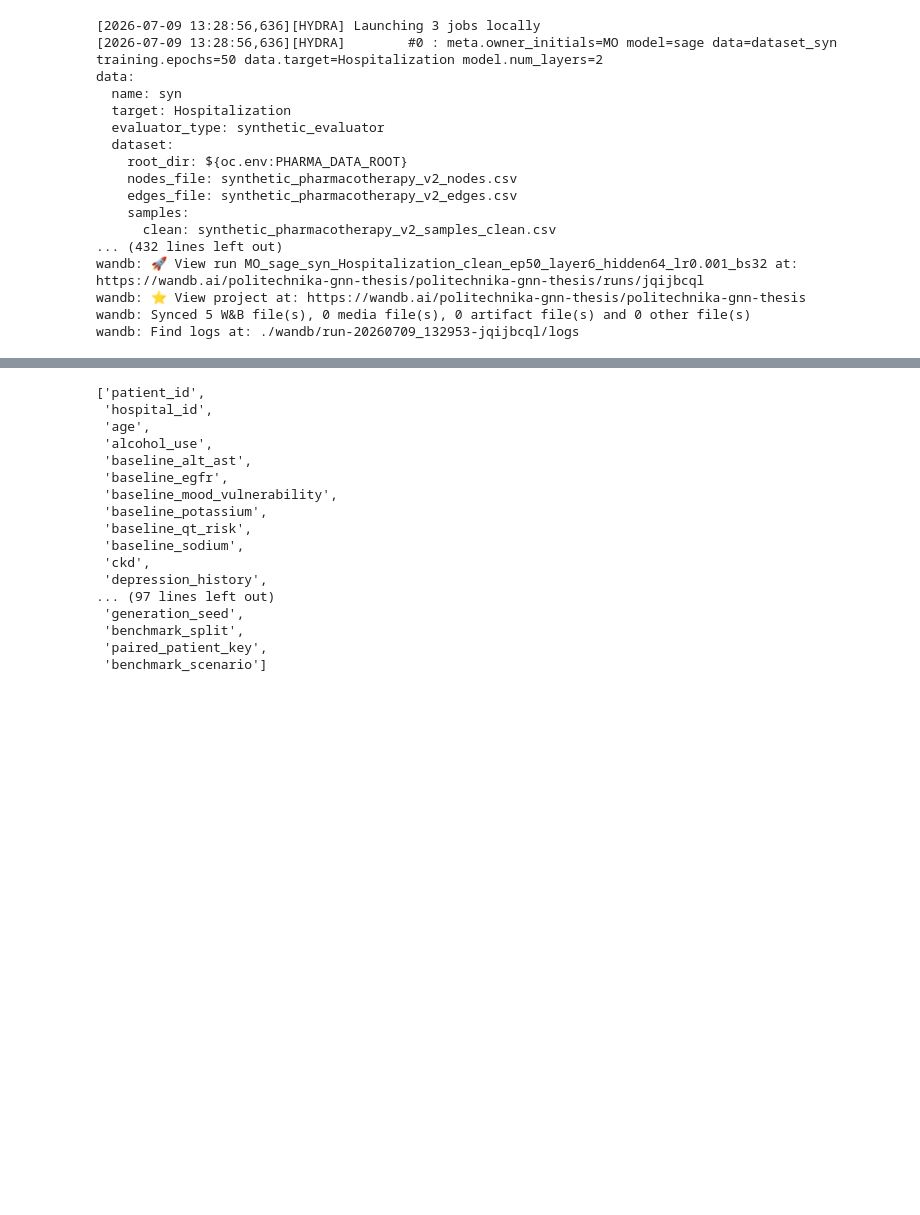
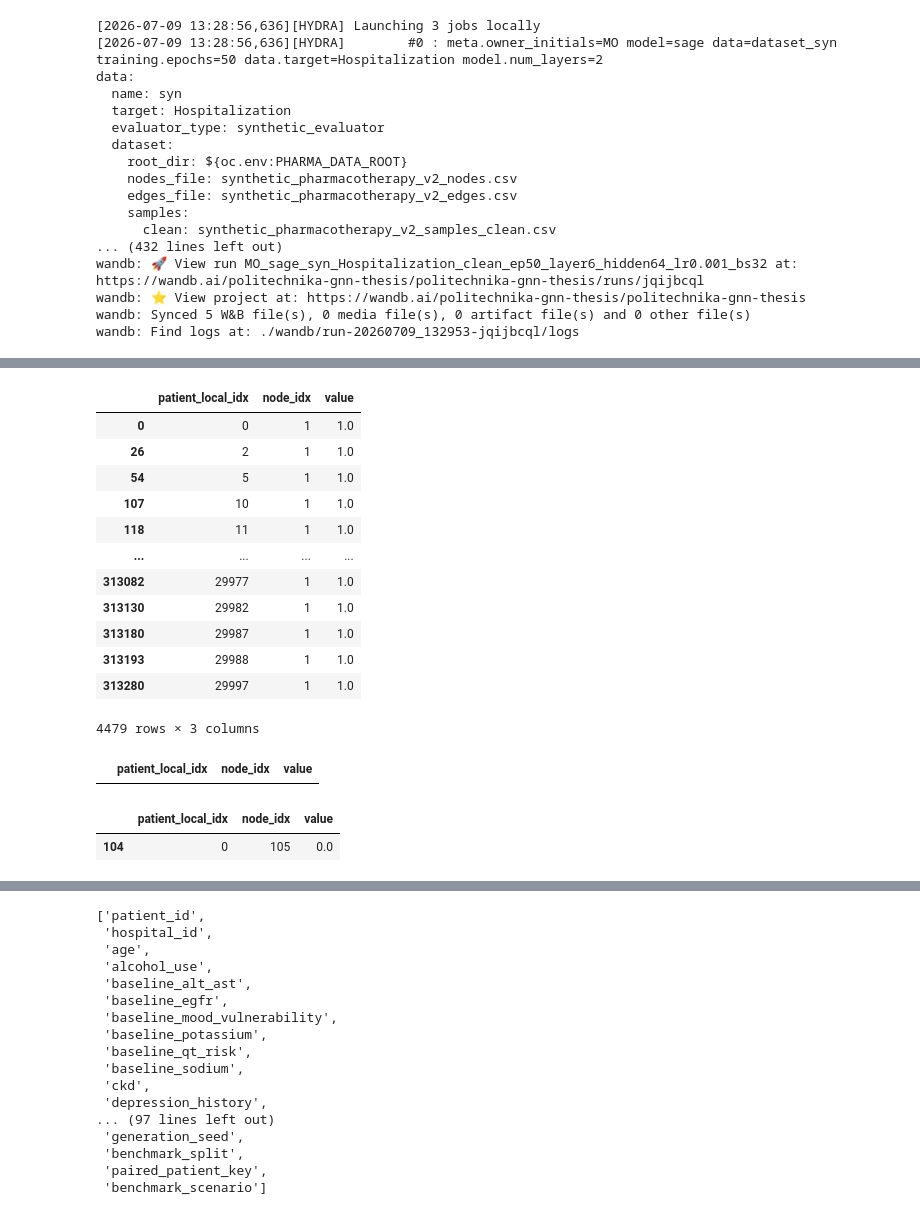
Before and after one commit to MoniaO/GraphNeuralNetwork_Thesis, a Jupyter notebook: notebooks/train_setup_colab.ipynb, the cells around one changed output, grey strips where cells are left out. Saved outputs shown, nothing was run; the diff lists cells and outputs as text; code cells hidden in the pictures; blank space fills up the shorter version.

```diff
--- a/notebooks/train_setup_colab.ipynb
+++ b/notebooks/train_setup_colab.ipynb
@@ -269,0 +895,8 @@ x,y,z,a=build_combined_splits(cfg)
+# %%
+#struktura grafu DAG
+out = {
+        "structural": {
+            "node_index": structural["node_index"],
+            "structural_edges": structural["structural_edges"],
+        }
+      }
@@ -269,0 +923,33 @@ x,y,z,a=build_combined_splits(cfg)
+# %%
+#from build_gnn_link_prediction_inputs = dict output with frames train, valid, test
+for split_name in ["train", "valid", "test"]:
+        out[split_name] = build_patient_graph_for_split(
+            df=splits[split_name],
+            node_to_idx=node_to_idx,
+            target_endpoints=['Falls'],
+            split_name=split_name,
+        )
+        out[split_name]["frame"] = splits[split_name]
+# %%
+#train_out from build_gnn_link_prediction_inputs
+train_out=out['train']
+# %%
+#feature edges between patient id and node id
+feature_edges=train_out['feature_edges']
+#w feature edges nie mam Falls czyli ostatecznego targetu
+# %%
+feature_edges[feature_edges['node_idx']==1]
+# %% [output]
+|  | patient_local_idx | node_idx | value |
+| 0 | 0 | 1 | 1.0 |
+| 26 | 2 | 1 | 1.0 |
+| 54 | 5 | 1 | 1.0 |
+| 107 | 10 | 1 | 1.0 |
+| 118 | 11 | 1 | 1.0 |
+| ... | ... | ... | ... |
+| 313082 | 29977 | 1 | 1.0 |
+| 313130 | 29982 | 1 | 1.0 |
+| 313180 | 29987 | 1 | 1.0 |
+| 313193 | 29988 | 1 | 1.0 |
+| 313280 | 29997 | 1 | 1.0 |
+4479 rows × 3 columns
@@ -269,0 +959,5 @@ x,y,z,a=build_combined_splits(cfg)
+# %%
+train_node_features[train_node_features['node_idx']==100]
+#node_features nie ma 100
+# %% [output]
+|  | patient_local_idx | node_idx | value |
@@ -269,0 +966,5 @@ x,y,z,a=build_combined_splits(cfg)
+# %%
+patient_0[patient_0['node_idx']==105]
+# %% [output]
+|  | patient_local_idx | node_idx | value |
+| 104 | 0 | 105 | 0.0 |
```
Also changed, not shown: parts of 44 cells of this notebook.
